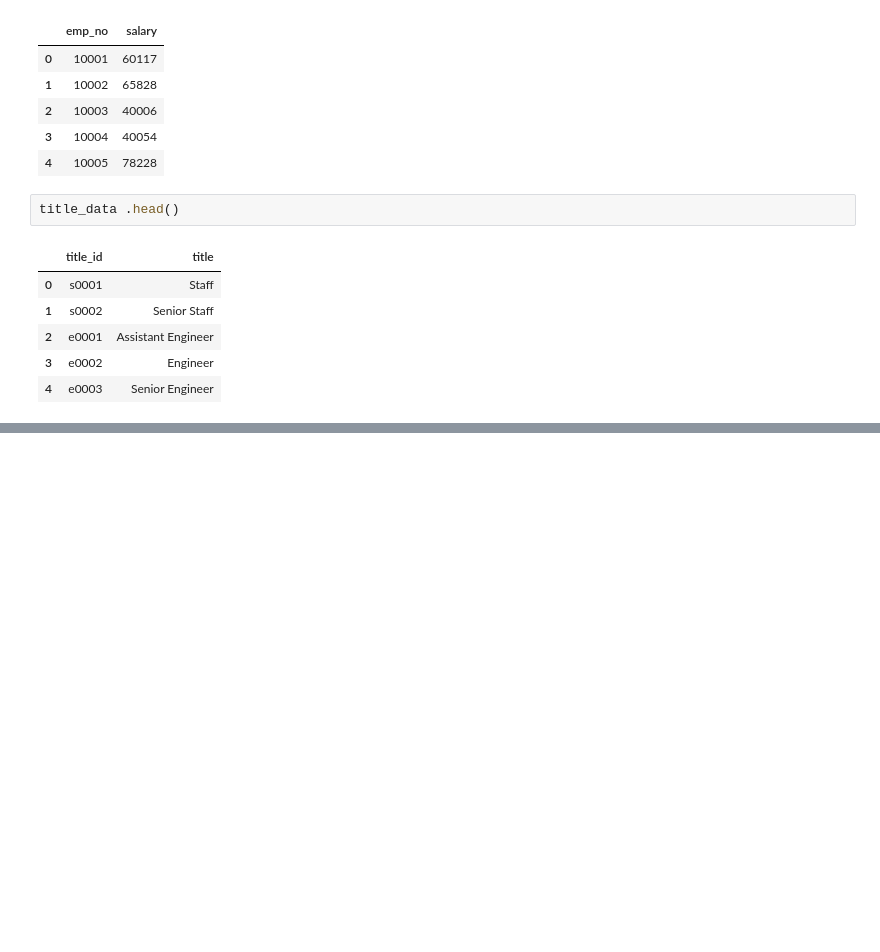
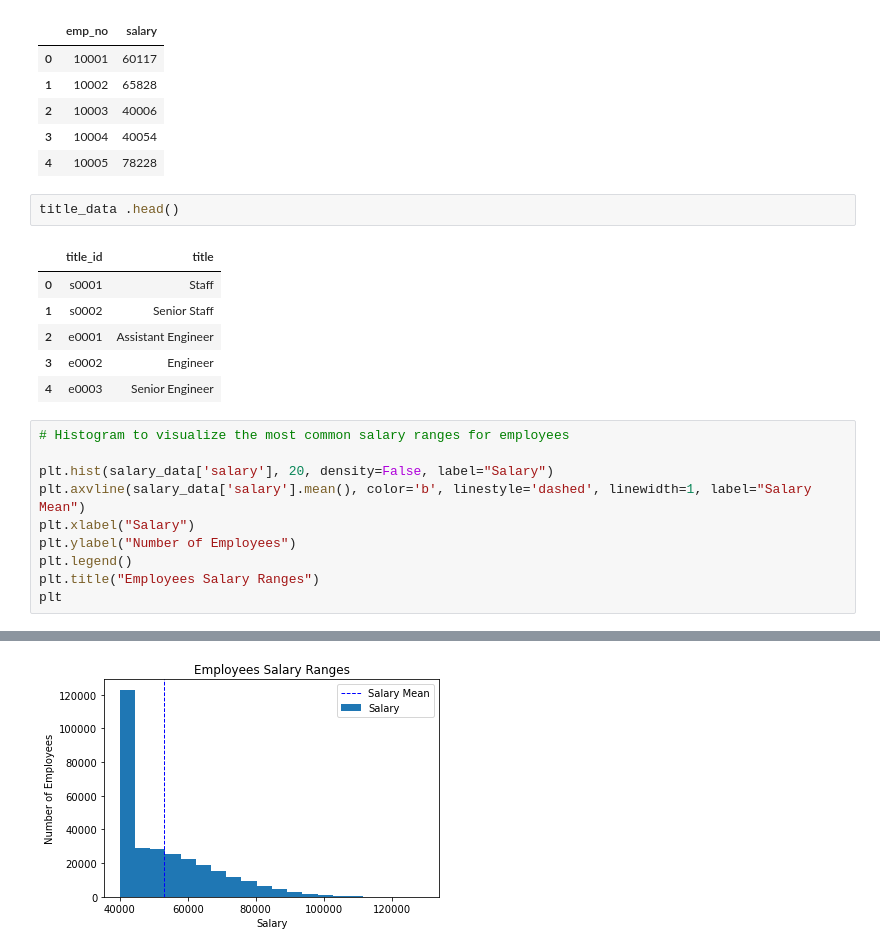
Before and after one commit to melissamemel/sql-challenge, a Jupyter notebook: EmployeeSQL/EmployeeSQLAlchemy_Visualization.ipynb, the cells around one changed output, grey strips where cells are left out. Saved outputs shown, nothing was run; the diff lists cells and outputs as text; blank space fills up the shorter version.

```diff
--- a/EmployeeSQL/EmployeeSQLAlchemy_Visualization.ipynb
+++ b/EmployeeSQL/EmployeeSQLAlchemy_Visualization.ipynb
@@ -54,3 +54,14 @@ title_data .head()
 | 2 | e0001 | Assistant Engineer |
 | 3 | e0002 | Engineer |
 | 4 | e0003 | Senior Engineer |
+# %%
+# Histogram to visualize the most common salary ranges for employees
+
+plt.hist(salary_data['salary'], 20, density=False, label="Salary")
+plt.axvline(salary_data['salary'].mean(), color='b', linestyle='dashed', linewidth=1, label="Salary Mean")
+plt.xlabel("Salary")
+plt.ylabel("Number of Employees")
+plt.legend()
+plt.title("Employees Salary Ranges")
+plt
+# %% [output]
@@ -56,0 +69 @@ title_data .head()
+[figure, added]
```
Also changed, not shown: parts of 5 cells of this notebook.
